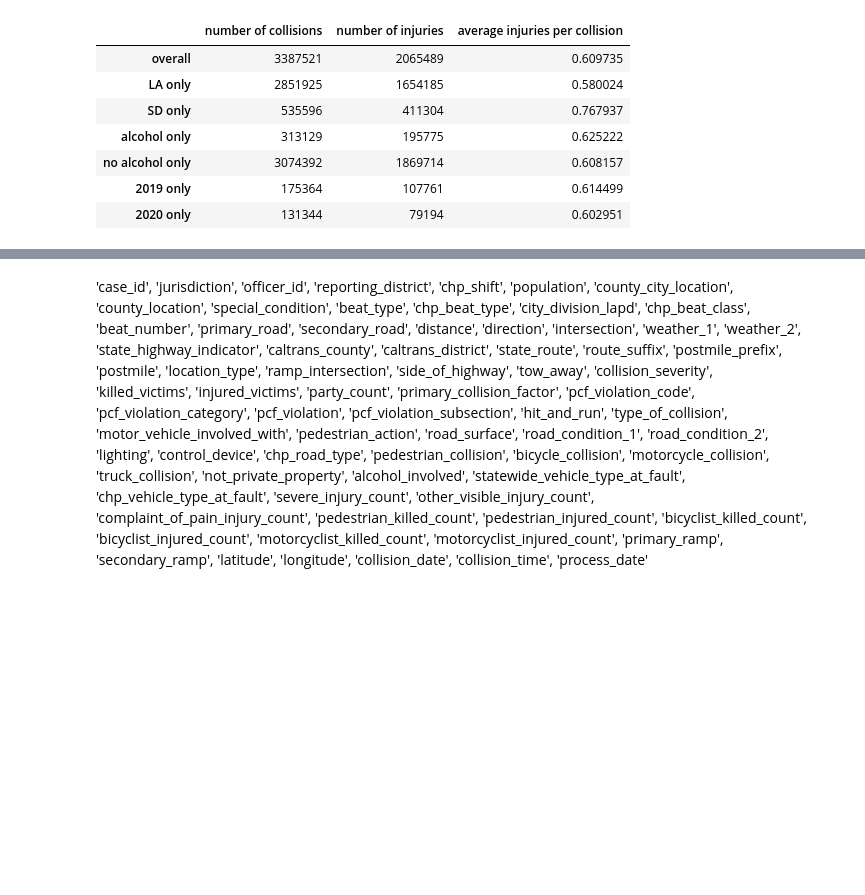
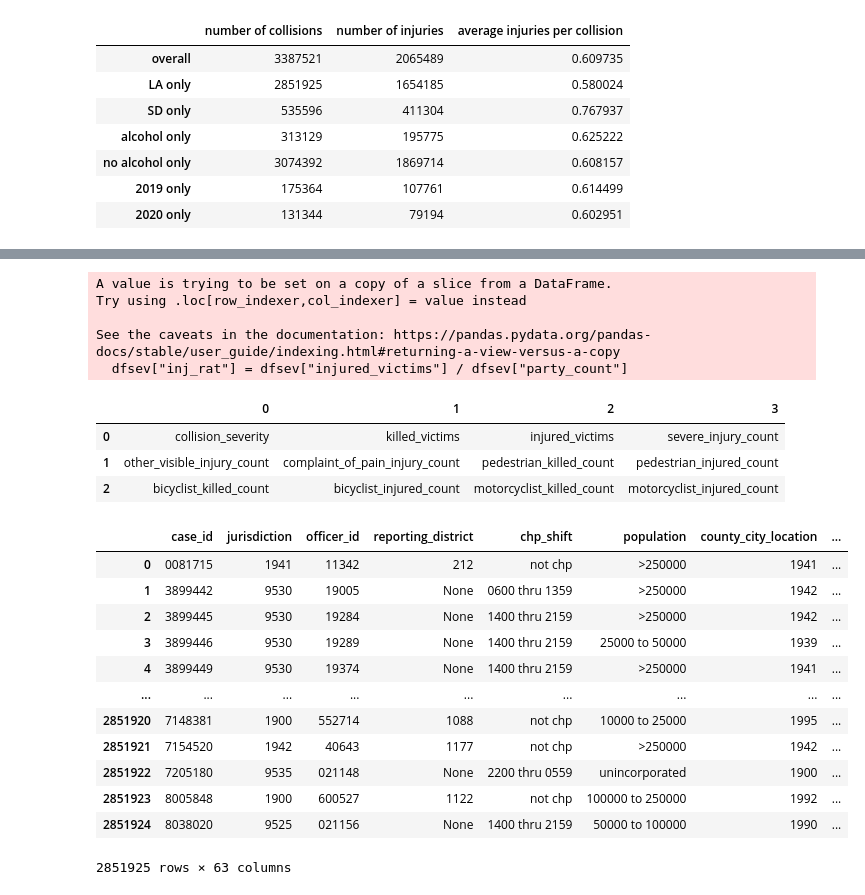
Before and after one commit to seamusprs/583-project-collisions, a Jupyter notebook: EDA.ipynb, the cells around one changed output, grey strips where cells are left out. Cells and saved outputs as stored; diff of their text form; code cells hidden in the pictures; blank space fills up the shorter version.

```diff
--- a/EDA.ipynb
+++ b/EDA.ipynb
@@ -209,28 +212,53 @@ pd.DataFrame(df.columns.values.reshape(15, 5))
 | 12 | other_visible_injury_count | complaint_of_pain_injury_count | pedestrian_killed_count | pedestrian_injured_count | bicyclist_killed_count |
 | 13 | bicyclist_injured_count | motorcyclist_killed_count | motorcyclist_injured_count | primary_ramp | secondary_ramp |
 | 14 | latitude | longitude | collision_date | collision_time | process_date |
-# %% [markdown]
-'case_id', 'jurisdiction', 'officer_id', 'reporting_district',
-'chp_shift', 'population', 'county_city_location', 'county_location',
-'special_condition', 'beat_type', 'chp_beat_type', 'city_division_lapd',
-'chp_beat_class', 'beat_number', 'primary_road', 'secondary_road',
-'distance', 'direction', 'intersection', 'weather_1', 'weather_2',
-'state_highway_indicator', 'caltrans_county', 'caltrans_district',
-'state_route', 'route_suffix', 'postmile_prefix', 'postmile',
-'location_type', 'ramp_intersection', 'side_of_highway', 'tow_away',
-'collision_severity', 'killed_victims', 'injured_victims',
-'party_count', 'primary_collision_factor', 'pcf_violation_code',
-'pcf_violation_category', 'pcf_violation', 'pcf_violation_subsection',
-'hit_and_run', 'type_of_collision', 'motor_vehicle_involved_with',
-'pedestrian_action', 'road_surface', 'road_condition_1',
-'road_condition_2', 'lighting', 'control_device', 'chp_road_type',
-'pedestrian_collision', 'bicycle_collision', 'motorcycle_collision',
-'truck_collision', 'not_private_property', 'alcohol_involved',
-'statewide_vehicle_type_at_fault', 'chp_vehicle_type_at_fault',
-'severe_injury_count', 'other_visible_injury_count',
-'complaint_of_pain_injury_count', 'pedestrian_killed_count',
-'pedestrian_injured_count', 'bicyclist_killed_count',
-'bicyclist_injured_count', 'motorcyclist_killed_count',
-'motorcyclist_injured_count', 'primary_ramp', 'secondary_ramp',
-'latitude', 'longitude', 'collision_date', 'collision_time',
-'process_date'
+# %%
+dfsev = df[["case_id", "county_location", "alcohol_involved", "collision_severity", "injured_victims", "collision_date", "collision_time", "party_count"]]
+
+dfsev["inj_rat"] = dfsev["injured_victims"] / dfsev["party_count"]
+# %% [output]
+A value is trying to be set on a copy of a slice from a DataFrame.
+Try using .loc[row_indexer,col_indexer] = value instead
+
+See the caveats in the documentation: https://pandas.pydata.org/pandas-docs/stable/user_guide/indexing.html#returning-a-view-versus-a-copy
+  dfsev["inj_rat"] = dfsev["injured_victims"] / dfsev["party_count"]
+# %%
+drop_predictors = pd.Series(["collision_severity", "killed_victims", "injured_victims", "severe_injury_count", "other_visible_injury_count", "complaint_of_pain_injury_count", "pedestrian_killed_count", "pedestrian_injured_count", "bicyclist_killed_count", "bicyclist_injured_count", "motorcyclist_killed_count", "motorcyclist_injured_count"])
+
+pd.DataFrame(drop_predictors.values.reshape(3, 4))
+# %% [output]
+|  | 0 | 1 | 2 | 3 |
+| 0 | collision_severity | killed_victims | injured_victims | severe_injury_count |
+| 1 | other_visible_injury_count | complaint_of_pain_injury_count | pedestrian_killed_count | pedestrian_injured_count |
+| 2 | bicyclist_killed_count | bicyclist_injured_count | motorcyclist_killed_count | motorcyclist_injured_count |
+# %%
+con = sqlite3.connect("switrs.sqlite")
+
+query = """
+    SELECT * FROM collisions WHERE county_location = 'los angeles'
+    """
+
+dfl = pd.read_sql_query(query, con, parse_dates = ["collision_date"])
+# %%
+from sklearn.ensemble import RandomForestClassifier
+from sklearn.metrics import accuracy_score, confusion_matrix, ConfusionMatrixDisplay
+from sklearn.model_selection import RandomizedSearchCV, train_test_split
+
+y = dfl["collision_severity"]
+X = dfl.drop(drop_predictors, axis = 1)
+
+X
+# %% [output]
+|  | case_id | jurisdiction | officer_id | reporting_district | chp_shift | population | county_city_location | ... |
+| 0 | 0081715 | 1941 | 11342 | 212 | not chp | >250000 | 1941 | ... |
+| 1 | 3899442 | 9530 | 19005 | None | 0600 thru 1359 | >250000 | 1942 | ... |
+| 2 | 3899445 | 9530 | 19284 | None | 1400 thru 2159 | >250000 | 1942 | ... |
+| 3 | 3899446 | 9530 | 19289 | None | 1400 thru 2159 | 25000 to 50000 | 1939 | ... |
+| 4 | 3899449 | 9530 | 19374 | None | 1400 thru 2159 | >250000 | 1941 | ... |
+| ... | ... | ... | ... | ... | ... | ... | ... | ... |
+| 2851920 | 7148381 | 1900 | 552714 | 1088 | not chp | 10000 to 25000 | 1995 | ... |
+| 2851921 | 7154520 | 1942 | 40643 | 1177 | not chp | >250000 | 1942 | ... |
+| 2851922 | 7205180 | 9535 | 021148 | None | 2200 thru 0559 | unincorporated | 1900 | ... |
+| 2851923 | 8005848 | 1900 | 600527 | 1122 | not chp | 100000 to 250000 | 1992 | ... |
+| 2851924 | 8038020 | 9525 | 021156 | None | 1400 thru 2159 | 50000 to 100000 | 1990 | ... |
+2851925 rows × 63 columns
```
Also changed, not shown: parts of 8 cells of this notebook, 1 other file.
